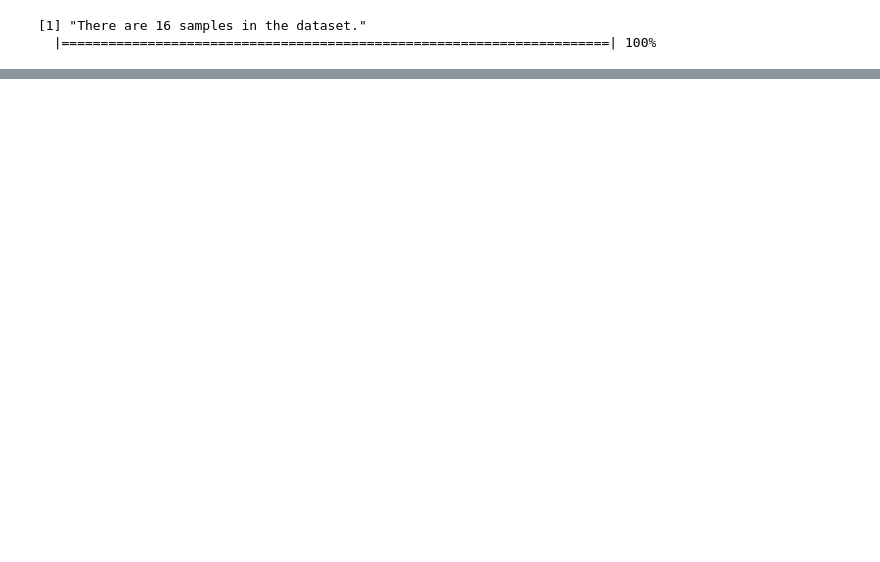
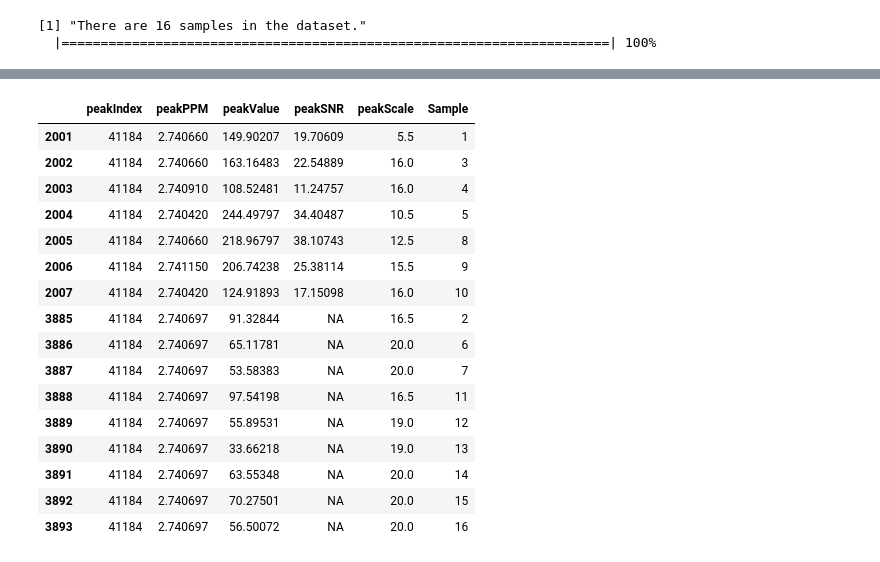
Before and after one commit to mkohram/arion, a Jupyter notebook: notebooks/arion_speaq.R.ipynb, the cells around one changed output, grey strips where cells are left out. Drawn from its saved outputs; the diff is of its cells as text; code cells hidden in the pictures; blank space fills up the shorter version.

```diff
--- a/notebooks/arion_speaq.R.ipynb
+++ b/notebooks/arion_speaq.R.ipynb
@@ -211,0 +101,21 @@ plot(scores[,cp1]/max(scores[,cp1]), scores[,cp2]/max(scores[,cp2]))
+# %%
+#  41184 43785 48091
+filled[filled$peakIndex == 41184, ]
+# %% [output]
+|  | peakIndex | peakPPM | peakValue | peakSNR | peakScale | Sample |
+| 2001 | 41184 | 2.740660 | 149.90207 | 19.70609 | 5.5 | 1 |
+| 2002 | 41184 | 2.740660 | 163.16483 | 22.54889 | 16.0 | 3 |
+| 2003 | 41184 | 2.740910 | 108.52481 | 11.24757 | 16.0 | 4 |
+| 2004 | 41184 | 2.740420 | 244.49797 | 34.40487 | 10.5 | 5 |
+| 2005 | 41184 | 2.740660 | 218.96797 | 38.10743 | 12.5 | 8 |
+| 2006 | 41184 | 2.741150 | 206.74238 | 25.38114 | 15.5 | 9 |
+| 2007 | 41184 | 2.740420 | 124.91893 | 17.15098 | 16.0 | 10 |
+| 3885 | 41184 | 2.740697 | 91.32844 | NA | 16.5 | 2 |
+| 3886 | 41184 | 2.740697 | 65.11781 | NA | 20.0 | 6 |
+| 3887 | 41184 | 2.740697 | 53.58383 | NA | 20.0 | 7 |
+| 3888 | 41184 | 2.740697 | 97.54198 | NA | 16.5 | 11 |
+| 3889 | 41184 | 2.740697 | 55.89531 | NA | 19.0 | 12 |
+| 3890 | 41184 | 2.740697 | 33.66218 | NA | 19.0 | 13 |
+| 3891 | 41184 | 2.740697 | 63.55348 | NA | 20.0 | 14 |
+| 3892 | 41184 | 2.740697 | 70.27501 | NA | 20.0 | 15 |
+| 3893 | 41184 | 2.740697 | 56.50072 | NA | 20.0 | 16 |
```
Also changed, not shown: parts of 26 cells of this notebook, 1 other file.
